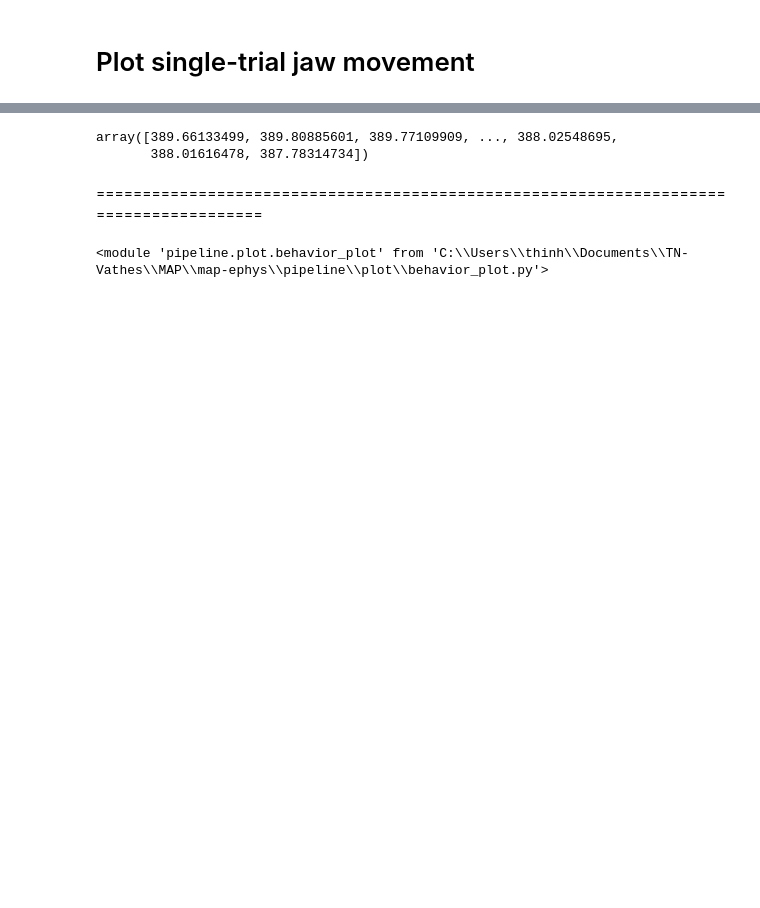
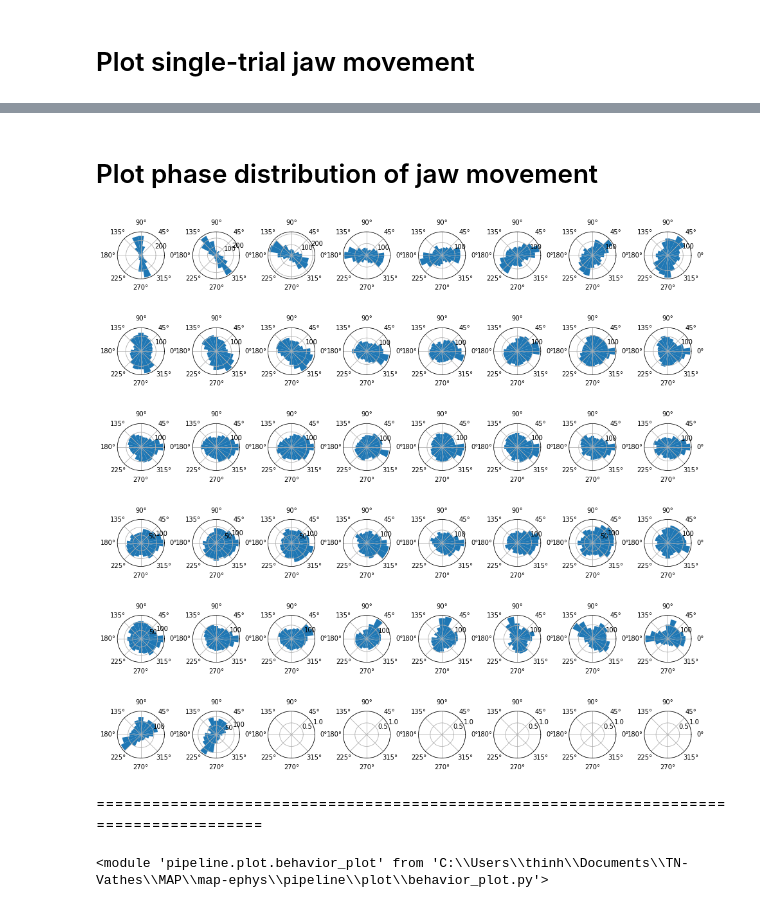
Before and after one commit to mesoscale-activity-map/map-ephys, a Jupyter notebook: notebook/plot_behavior.ipynb, the cells around one changed output, grey strips where cells are left out. Cells and saved outputs as stored; diff of their text form; code cells hidden in the pictures; blank space fills up the shorter version.

Commit message:
added the polar histogram plots (#12, #13)
Need more testing and validation

```diff
--- a/notebook/plot_behavior.ipynb
+++ b/notebook/plot_behavior.ipynb
@@ -82,5 +53,0 @@ jaw = trk.fetch1('jaw_y')
-# %%
-jaw
-# %% [output]
-array([389.66133499, 389.80885601, 389.77109909, ..., 388.02548695,
-       388.01616478, 387.78314734])
@@ -87,3 +56,9 @@ array([389.66133499, 389.80885601, 389.77109909, ..., 388.02548695,
+# %% [markdown]
+# Plot phase distribution of jaw movement
+# %%
+behavior_plot.plot_windowed_jaw_phase_dist(session_key, xlim=(-0.12, 0.3), w_size=0.01, bin_counts=20)
+# %% [output]
+[figure, added]
 # %% [markdown]
 ======================================================================================
 # %%
```
Also changed, not shown: parts of 10 cells of this notebook, 1 other file.
